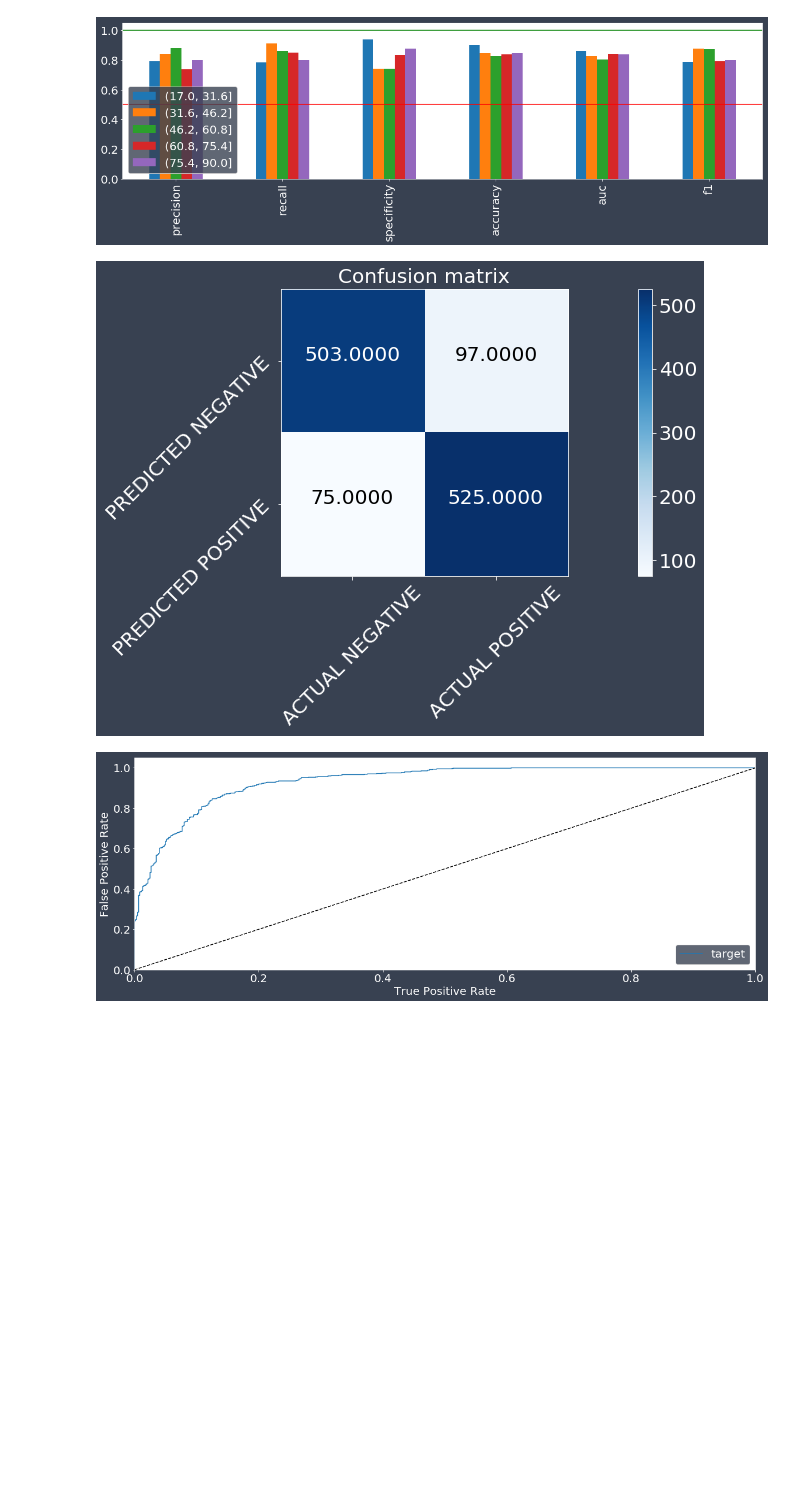
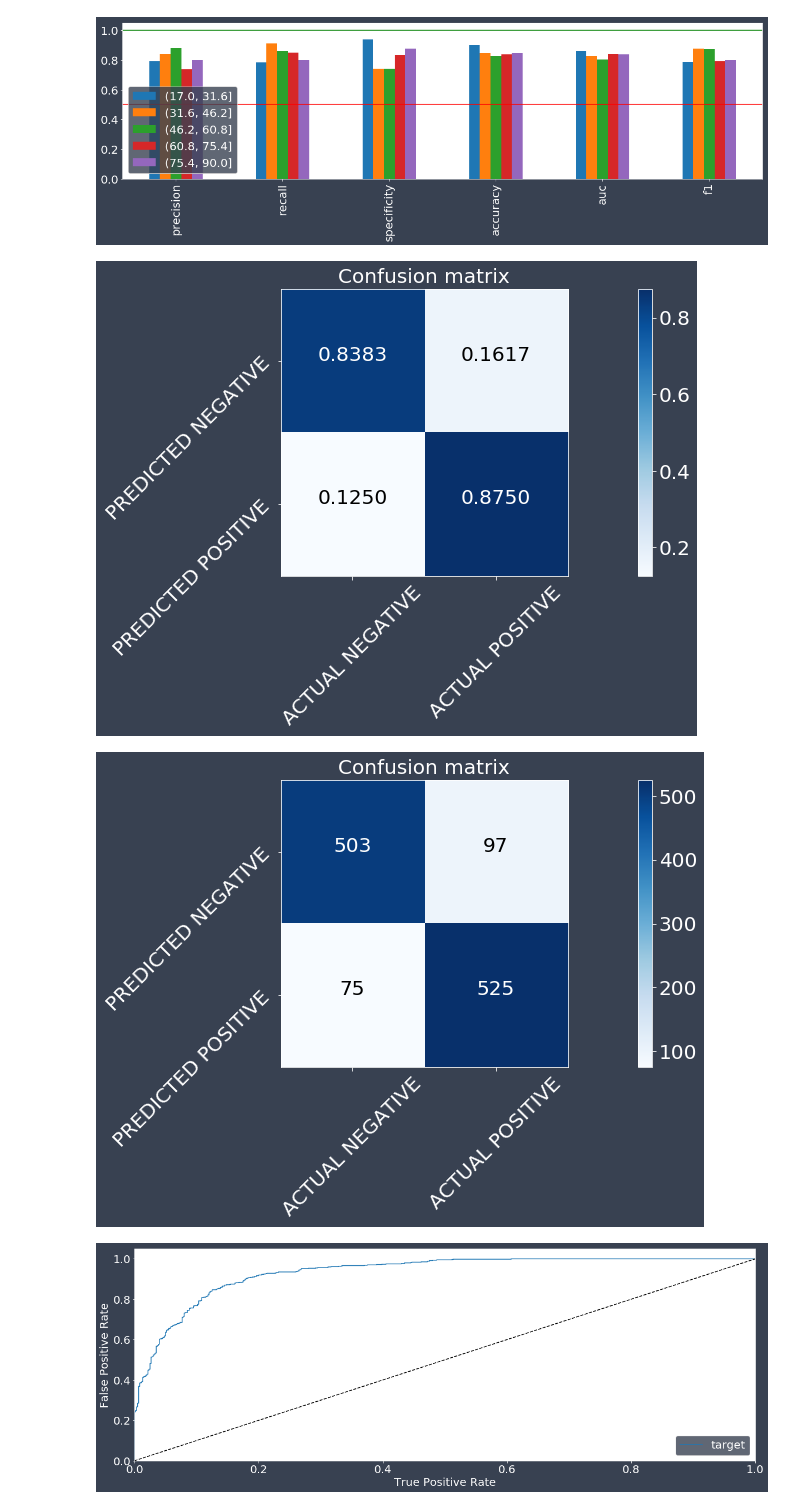
Before and after one commit to EthicalML/xai, a Jupyter notebook: examples/XAI Tabular Data Example Usage.ipynb, the cells around one changed output. Cells and saved outputs as stored; diff of their text form; code cells hidden in the pictures; blank space fills up the shorter version.

```diff
--- a/examples/XAI Tabular Data Example Usage.ipynb
+++ b/examples/XAI Tabular Data Example Usage.ipynb
@@ -204,11 +206,14 @@ _ = [xai.metrics_plot(
 [figure]
 [figure]
 [figure]
+# %%
+xai.confusion_matrix_plot(y_test, pred)
+# %% [output]
+[figure, added]
 # %%
-xai = reload(xai)
 xai.confusion_matrix_plot(y_test, pred, scaled=False)
 # %% [output]
-[figure, old version]
+[figure, new version]
 # %%
 _ = xai.roc_plot(y_test, probabilities)
 # %% [output]
```
Also changed, not shown: parts of 3 cells of this notebook, 2 other files.
